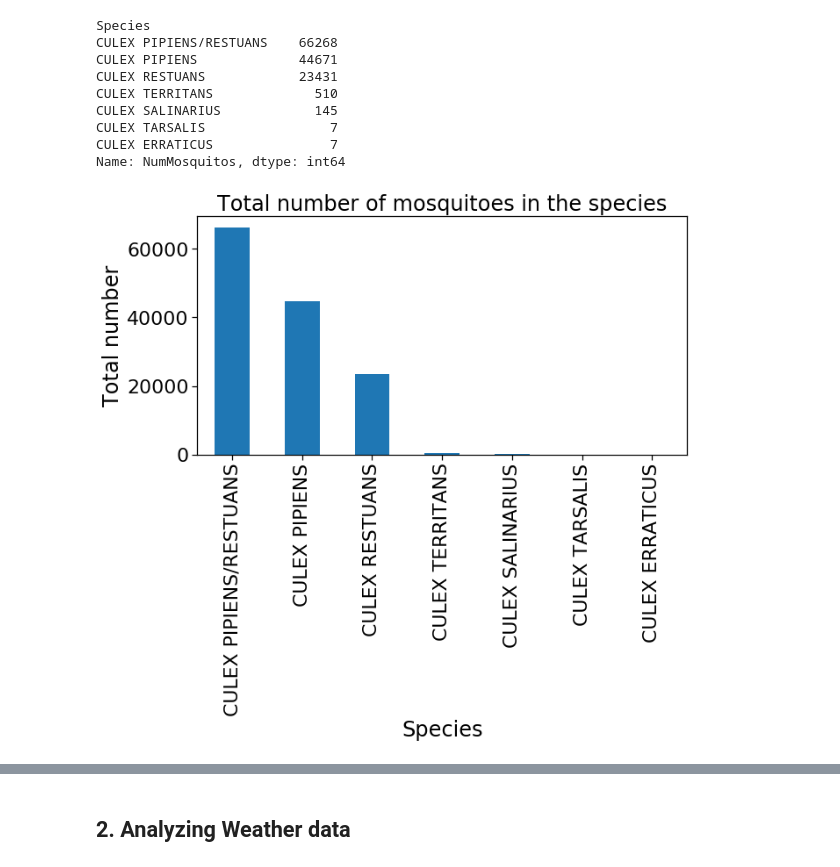
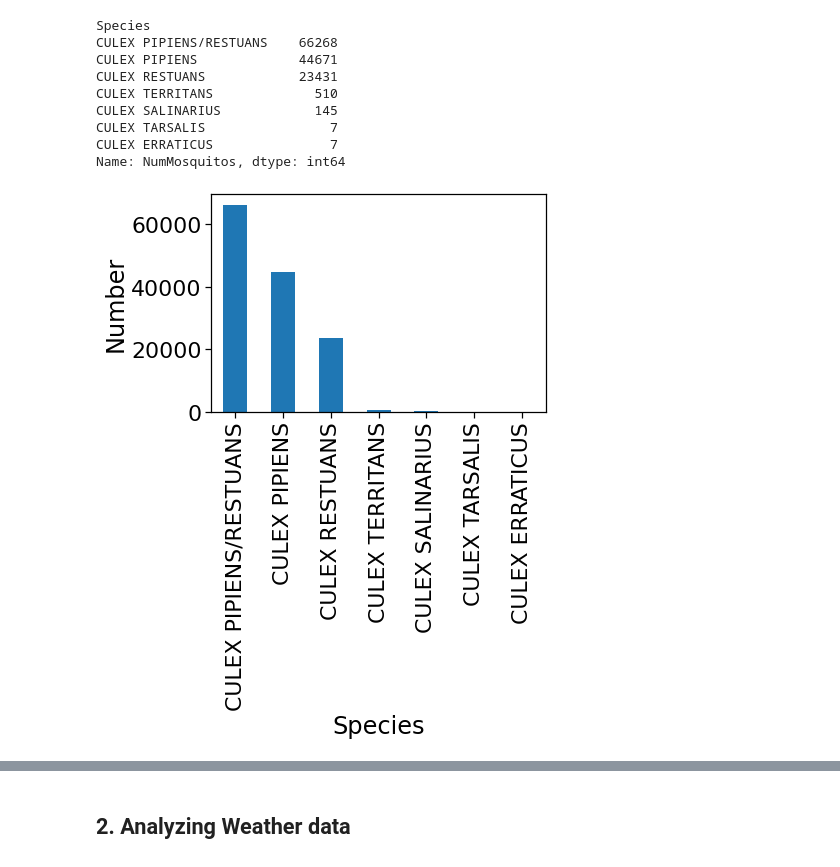
Before and after one commit to rajkoju/Virus, a Jupyter notebook: virus.ipynb, the cells around one changed output, grey strips where cells are left out. Cells and saved outputs as stored; diff of their text form; code cells hidden in the pictures.

```diff
--- a/virus.ipynb
+++ b/virus.ipynb
@@ -387,11 +354,10 @@ CULEX TARSALIS                7
 CULEX ERRATICUS               7
 Name: NumMosquitos, dtype: int64
 # %%
-fig = plt.subplots( figsize=(10, 5))
+plt.figsize=(5, 5)
 Species_mosquito_no.plot(kind='bar')
-plt.title('Total number of mosquitoes in the species')
-plt.ylabel('Total number')
+plt.ylabel('Number')
 plt.xlabel('Species')
 plt.show()
 # %% [output]
-[figure, old version]
+[figure, new version]
```
Also changed, not shown: parts of 149 cells of this notebook, 2 other files.
